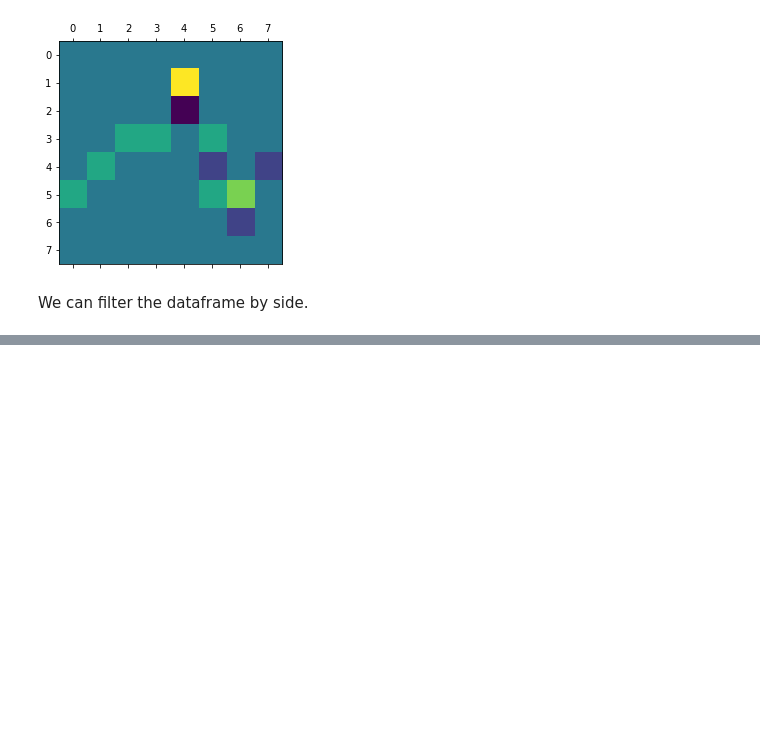
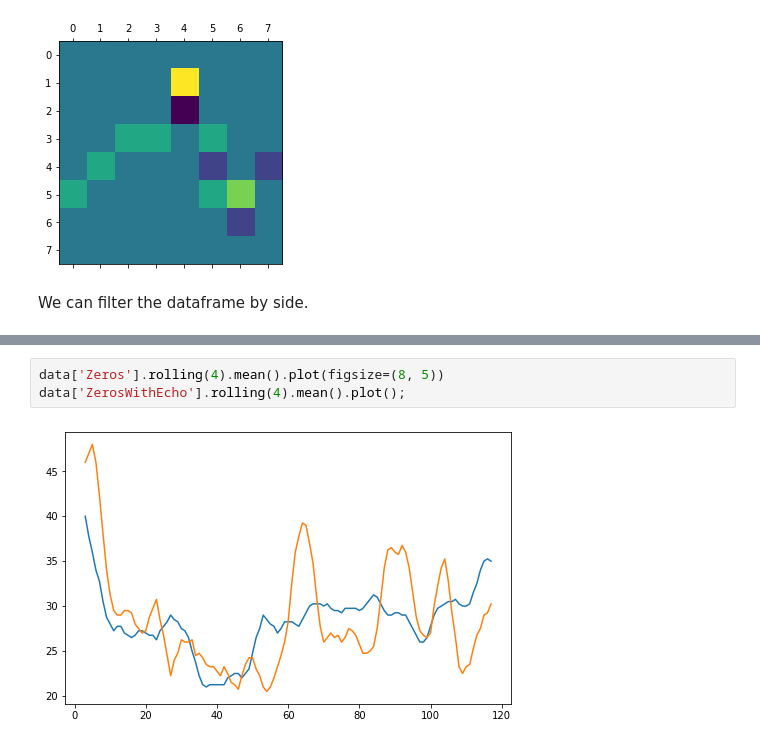
Before and after one commit to mikhas/cheviz, a Jupyter notebook: 04_processor.ipynb, the cells around one changed output, grey strips where cells are left out. Cells and saved outputs as stored; diff of their text form; blank space fills up the shorter version.

```diff
--- a/04_processor.ipynb
+++ b/04_processor.ipynb
@@ -126,0 +162,5 @@ data[data['Side'] == 'White'].head(5)
+# %%
+data['Zeros'].rolling(4).mean().plot(figsize=(8, 5))
+data['ZerosWithEcho'].rolling(4).mean().plot();
+# %% [output]
+[figure, added]
```
Also changed, not shown: parts of 15 cells of this notebook, 5 other files.
